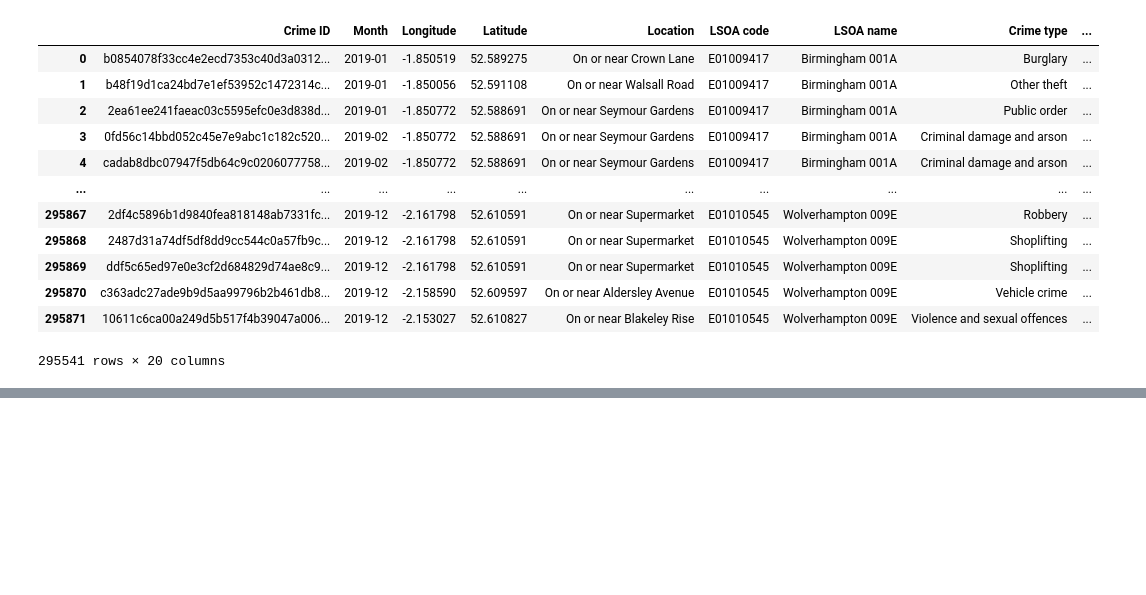
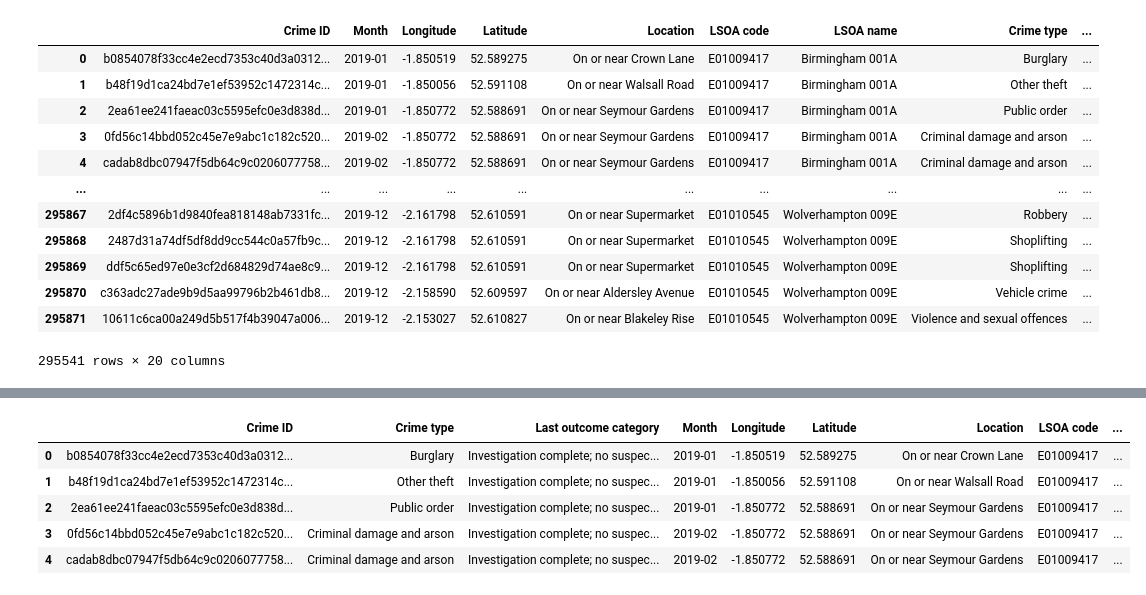
Before and after one commit to Garywtne/Group4_Project1_repo, a Jupyter notebook: data/Crime_Data_West_Midlands/2019_test.ipynb, the cells around one changed output, grey strips where cells are left out. Drawn from its saved outputs; the diff is of its cells as text; code cells hidden in the pictures; blank space fills up the shorter version.

```diff
--- a/data/Crime_Data_West_Midlands/2019_test.ipynb
+++ b/data/Crime_Data_West_Midlands/2019_test.ipynb
@@ -116,0 +240,16 @@ Name: Local Authority District name (2019)_x, Length: 296032, dtype: bool
+# %%
+df3 = df2[['Crime ID','Crime type', 'Last outcome category','Month', 'Longitude', 'Latitude', 'Location', 'LSOA code',
+       'LSOA name',
+       'District code (2019)', 'District name (2019)','Description','Population',
+       'Index of Multiple Deprivation (IMD)',
+       'Income deprivation- Average score ',
+       'Income deprivation - Rank of average score ',
+       'Income - Rank of proportion of LSOAs in most deprived 10% nationally ']]
+df3.head()
+# %% [output]
+|  | Crime ID | Crime type | Last outcome category | Month | Longitude | Latitude | Location | LSOA code | ... |
+| 0 | b0854078f33cc4e2ecd7353c40d3a0312... | Burglary | Investigation complete; no suspec... | 2019-01 | -1.850519 | 52.589275 | On or near Crown Lane | E01009417 | ... |
+| 1 | b48f19d1ca24bd7e1ef53952c1472314c... | Other theft | Investigation complete; no suspec... | 2019-01 | -1.850056 | 52.591108 | On or near Walsall Road | E01009417 | ... |
+| 2 | 2ea61ee241faeac03c5595efc0e3d838d... | Public order | Investigation complete; no suspec... | 2019-01 | -1.850772 | 52.588691 | On or near Seymour Gardens | E01009417 | ... |
+| 3 | 0fd56c14bbd052c45e7e9abc1c182c520... | Criminal damage and arson | Investigation complete; no suspec... | 2019-02 | -1.850772 | 52.588691 | On or near Seymour Gardens | E01009417 | ... |
+| 4 | cadab8dbc07947f5db64c9c0206077758... | Criminal damage and arson | Investigation complete; no suspec... | 2019-02 | -1.850772 | 52.588691 | On or near Seymour Gardens | E01009417 | ... |
```
Also changed, not shown: parts of 13 cells of this notebook, 2 other files.
